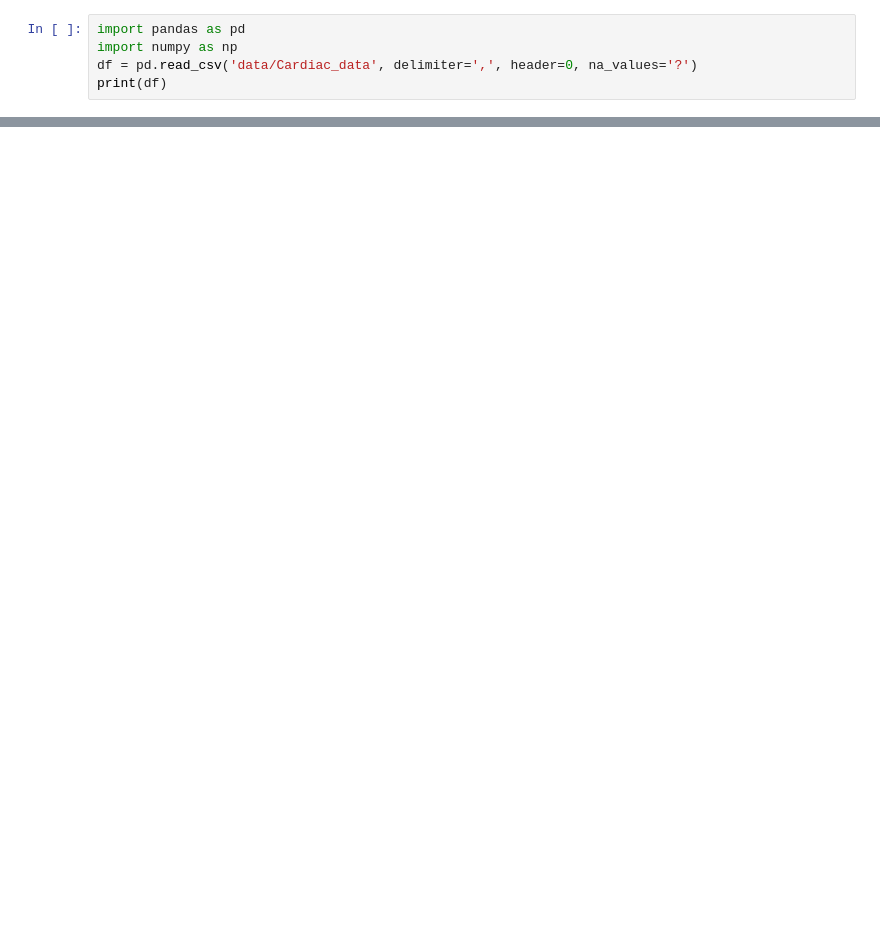
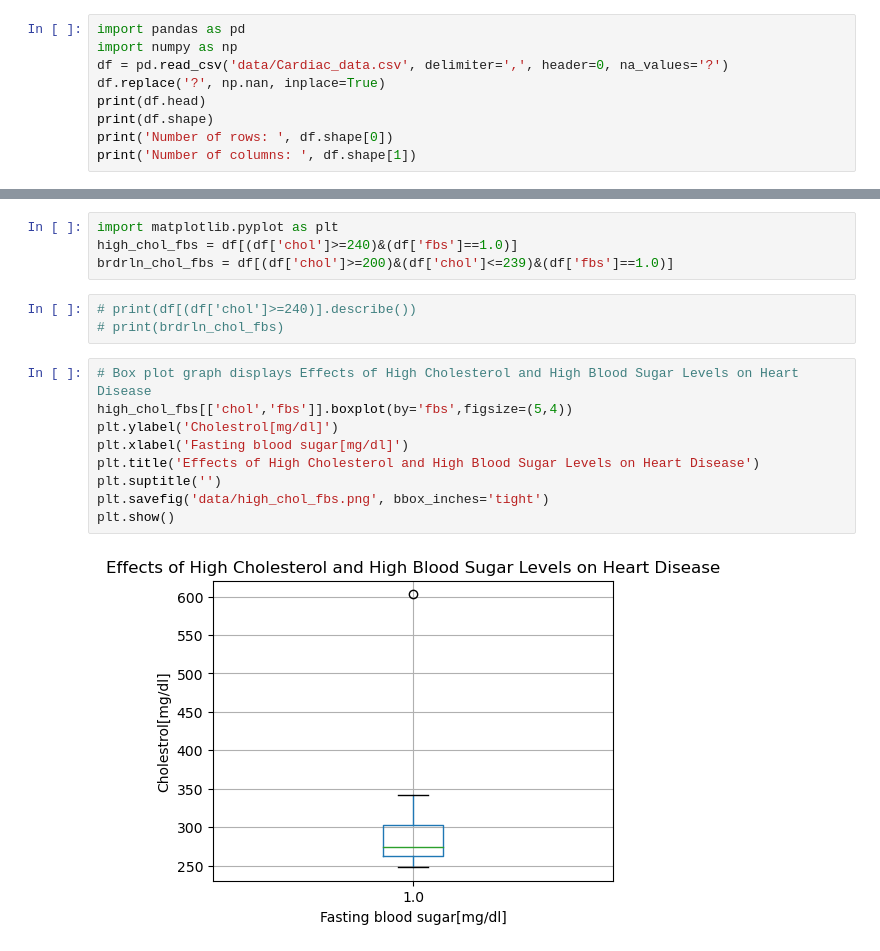
Before and after one commit to sanmkBU/Data1030-Project-repo, a Jupyter notebook: Project_code.ipynb, the cells around one changed output, grey strips where cells are left out. Saved outputs shown, nothing was run; the diff lists cells and outputs as text; blank space fills up the shorter version.

```diff
--- a/Project_code.ipynb
+++ b/Project_code.ipynb
@@ -63,6 +66,10 @@ for lib, required_version in list(requirements.items()):
 # %%
 import pandas as pd
 import numpy as np
-df = pd.read_csv('data/Cardiac_data', delimiter=',', header=0, na_values='?')
-print(df)
+df = pd.read_csv('data/Cardiac_data.csv', delimiter=',', header=0, na_values='?')
+df.replace('?', np.nan, inplace=True)
+print(df.head)
+print(df.shape)
+print('Number of rows: ', df.shape[0])
+print('Number of columns: ', df.shape[1])
 # %% [output]
@@ -69,0 +137,18 @@ FileNotFoundError: [Errno 2] No such file or directory: 'data/Cardiac_data'
+# %%
+import matplotlib.pyplot as plt
+high_chol_fbs = df[(df['chol']>=240)&(df['fbs']==1.0)]
+brdrln_chol_fbs = df[(df['chol']>=200)&(df['chol']<=239)&(df['fbs']==1.0)]
+# %%
+# print(df[(df['chol']>=240)].describe())
+# print(brdrln_chol_fbs)
+# %%
+# Box plot graph displays Effects of High Cholesterol and High Blood Sugar Levels on Heart Disease
+high_chol_fbs[['chol','fbs']].boxplot(by='fbs',figsize=(5,4))
+plt.ylabel('Cholestrol[mg/dl]')
+plt.xlabel('Fasting blood sugar[mg/dl]')
+plt.title('Effects of High Cholesterol and High Blood Sugar Levels on Heart Disease')
+plt.suptitle('')
+plt.savefig('data/high_chol_fbs.png', bbox_inches='tight')
+plt.show()
+# %% [output]
+[figure, added]
```
Also changed, not shown: parts of 30 cells of this notebook, 7 other files.
